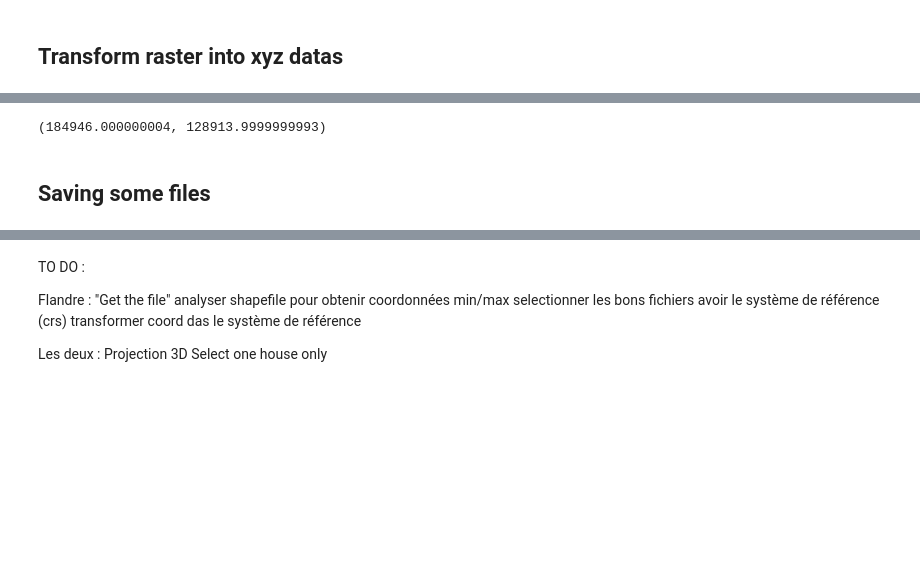
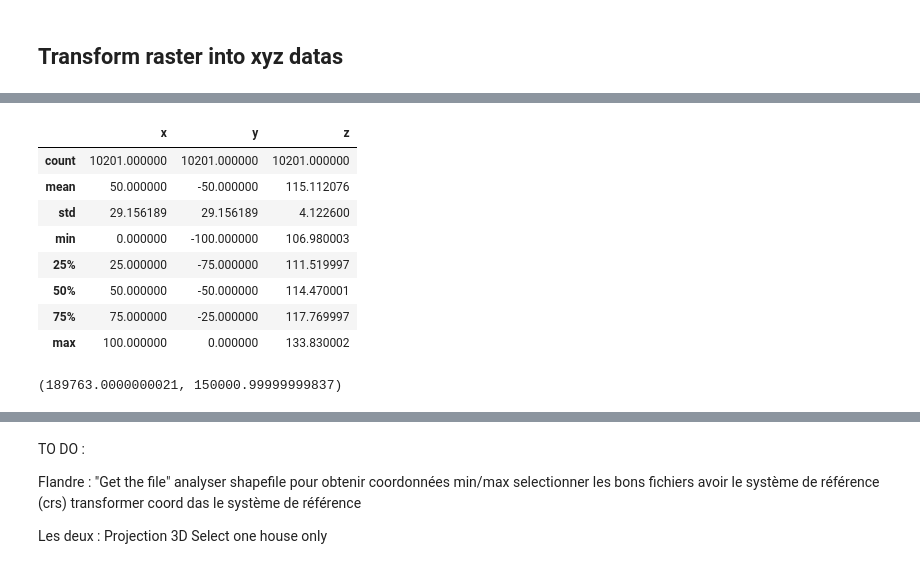
Before and after one commit to Demesmaeker/3D_Houses, a Jupyter notebook: App/main.ipynb, the cells around one changed output, grey strips where cells are left out. Saved outputs shown, nothing was run; the diff lists cells and outputs as text; code cells hidden in the pictures; blank space fills up the shorter version.

```diff
--- a/App/main.ipynb
+++ b/App/main.ipynb
@@ -294,6 +220,6 @@ numpy.ma.core.MaskedArray
 # %%
 shape = [{'type': 'Polygon',
-          'coordinates': [[(x+100, y+100),
-                           (x+100, y-100),
-                           (x-100, y+100),
-                           (x-100, y-100)]]}]
+          'coordinates': [[(x+50, y+50),
+                           (x-50, y+50),
+                           (x-50, y-50),
+                           (x+50, y-50)]]}]
@@ -399,6 +227,0 @@ test[0].head()
-# %%
-test[1]
-# %% [output]
-(184946.000000004, 128913.9999999993)
-# %% [markdown]
-## Saving some files
@@ -413,0 +228,19 @@ with rio.open('../Outputs/lidar_chm.tiff', 'w', **dsm_meta) as ff:
+# %%
+raw_df = datas[0]
+
+raw_df.describe()
+# %% [output]
+|  | x | y | z |
+| count | 10201.000000 | 10201.000000 | 10201.000000 |
+| mean | 50.000000 | -50.000000 | 115.112076 |
+| std | 29.156189 | 29.156189 | 4.122600 |
+| min | 0.000000 | -100.000000 | 106.980003 |
+| 25% | 25.000000 | -75.000000 | 111.519997 |
+| 50% | 50.000000 | -50.000000 | 114.470001 |
+| 75% | 75.000000 | -25.000000 | 117.769997 |
+| max | 100.000000 | 0.000000 | 133.830002 |
+# %%
+bases = datas[1]
+bases
+# %% [output]
+(189763.0000000021, 150000.99999999837)
```
Also changed, not shown: parts of 28 cells of this notebook, 4 other files.
